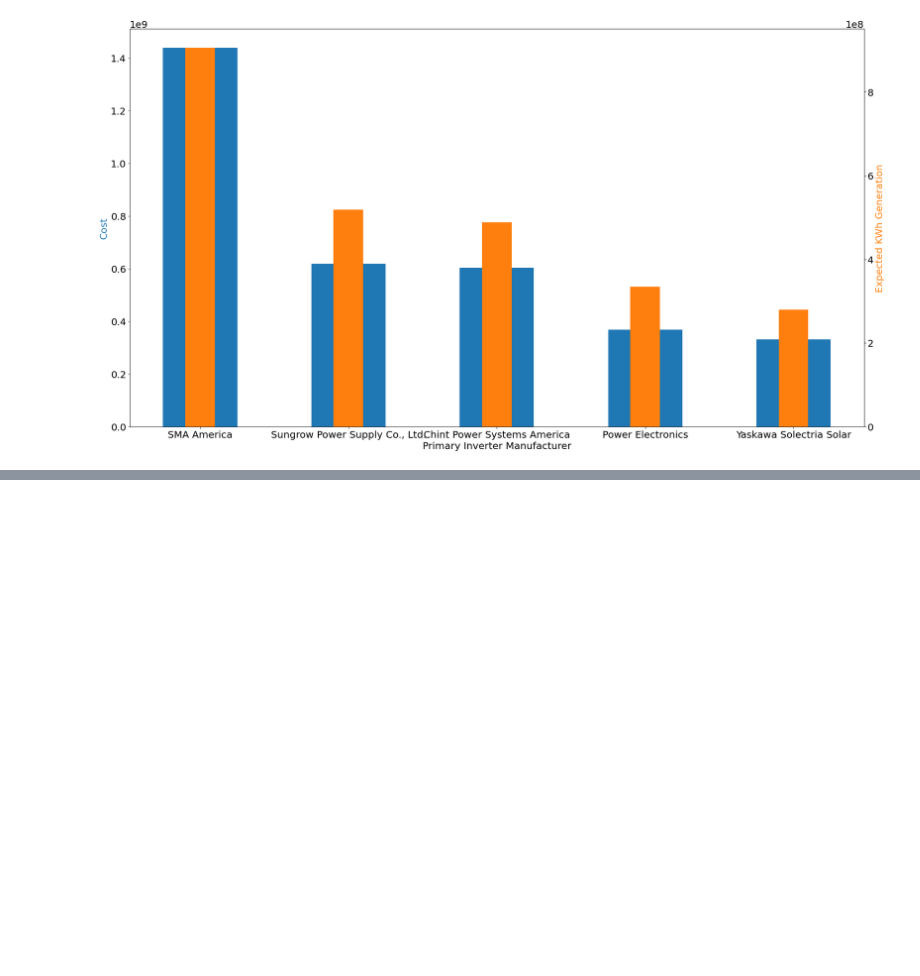
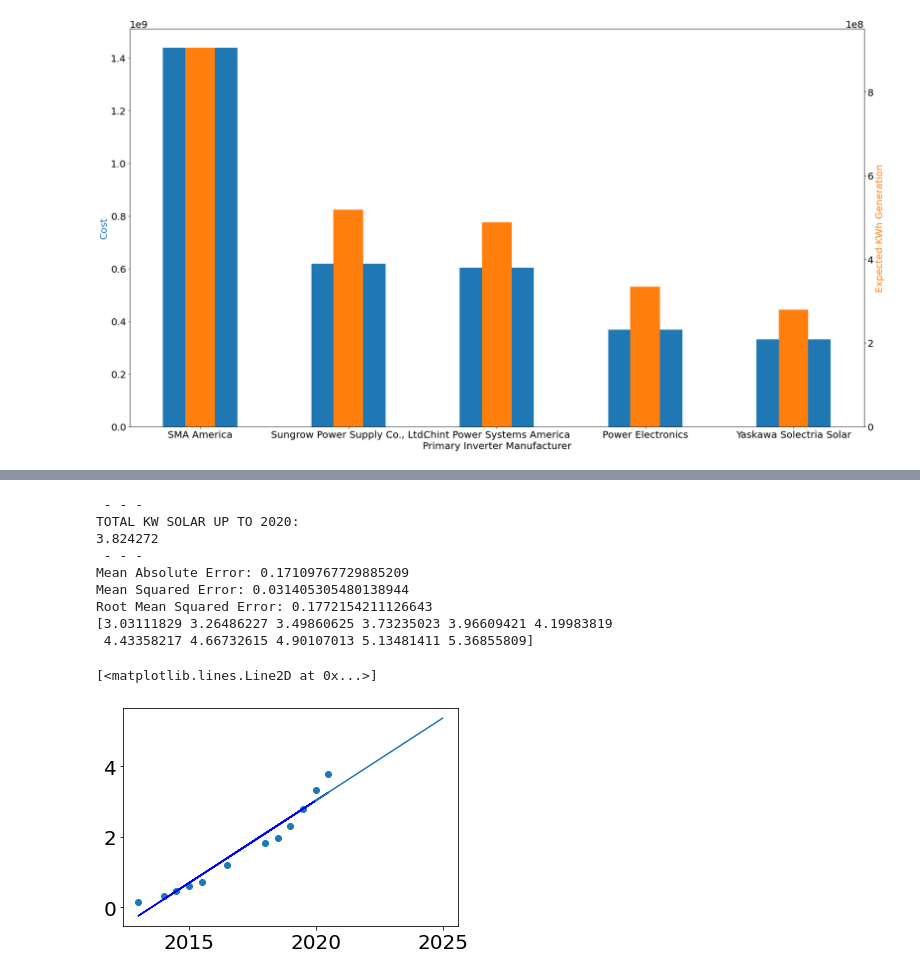
Before and after one commit to ayushga1194/SolarElectricAnalysis, a Jupyter notebook: SolarAnalysis_NYSERDA_Final.ipynb, the cells around one changed output, grey strips where cells are left out. Drawn from its saved outputs; the diff is of its cells as text; code cells hidden in the pictures; blank space fills up the shorter version.

```diff
--- a/SolarAnalysis_NYSERDA_Final.ipynb
+++ b/SolarAnalysis_NYSERDA_Final.ipynb
@@ -1340,7 +1343,7 @@ def KW_date_status():
             Project AS p
             on pt.ProjectID=p.ProjectID order by dtapp ASC"""
 
-    normalized_database_filename = 'normalized1.db'
+    normalized_database_filename = 'normalized.db'
     conn = create_connection(normalized_database_filename)
     cur = conn.cursor()
     df = pd.read_sql_query(sql_statement, conn)
@@ -1420,33 +1423,45 @@ y = newy
 #Begin to make a prediction
 d = {'Year':X,'TotalKW':y}
 df = pd.DataFrame(d)
 X = df.iloc[:, :-1].values
 y = df.iloc[:, -1].values
 
 #Train/Test Split
 X_train, X_test, y_train, y_test = train_test_split(X, y, test_size=.2, random_state=0)
 regressor = LinearRegression()
 regressor.fit(X_train, y_train)
 y_pred = regressor.predict(X_test)
 dfp = pd.DataFrame({'Actual': y_test, 'Predicted': y_pred})
 
 #Print Model Accuracy
 print('Mean Absolute Error:', metrics.mean_absolute_error(y_test, y_pred))
 print('Mean Squared Error:', metrics.mean_squared_error(y_test, y_pred))
 print('Root Mean Squared Error:', np.sqrt(metrics.mean_squared_error(y_test, y_pred)))
 
 #Plot
 plt.scatter(X_train, y_train)
 plt.plot(X_train, regressor.predict(X_train), color = "blue")
 
 #Predict the future
 future = pd.DataFrame([2020,2020.5,2021,2021.5,2022,2022.5,2023,2023.5,2024,2024.5,2025])
 print(regressor.predict(future))
 rpf = regressor.predict(future)
 plt.plot(future, regressor.predict(future))
 
 # Prediction for 2025: 5.37
 # Problem: only 16 data points. Must split months even further than by midpoint.
+# %% [output]
+ - - -
+TOTAL KW SOLAR UP TO 2020:
+3.824272
+ - - -
+Mean Absolute Error: 0.17109767729885209
+Mean Squared Error: 0.031405305480138944
+Root Mean Squared Error: 0.1772154211126643
+[3.03111829 3.26486227 3.49860625 3.73235023 3.96609421 4.19983819
+ 4.43358217 4.66732615 4.90107013 5.13481411 5.36855809]
+[<matplotlib.lines.Line2D at 0x...>]
+[figure, added]
 # %%
 # FB PROPHET
 from fbprophet import Prophet
```
Also changed, not shown: parts of 4 cells of this notebook.
